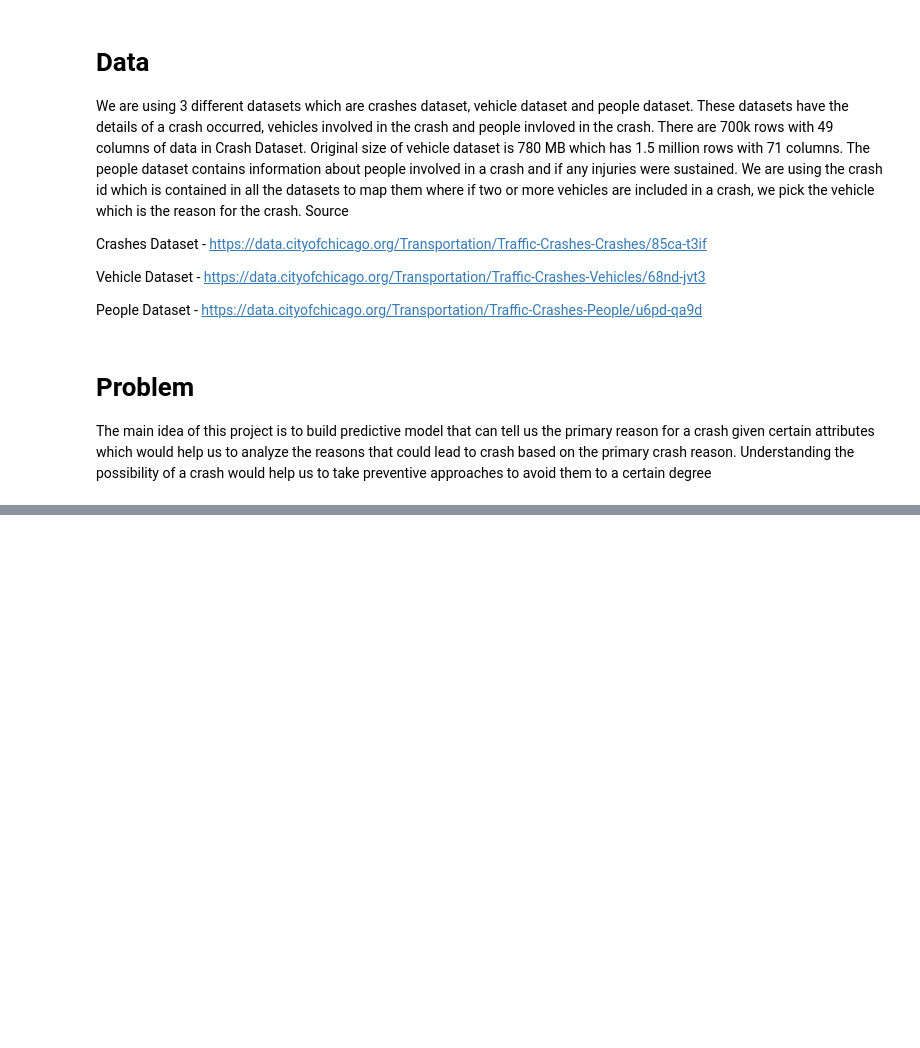
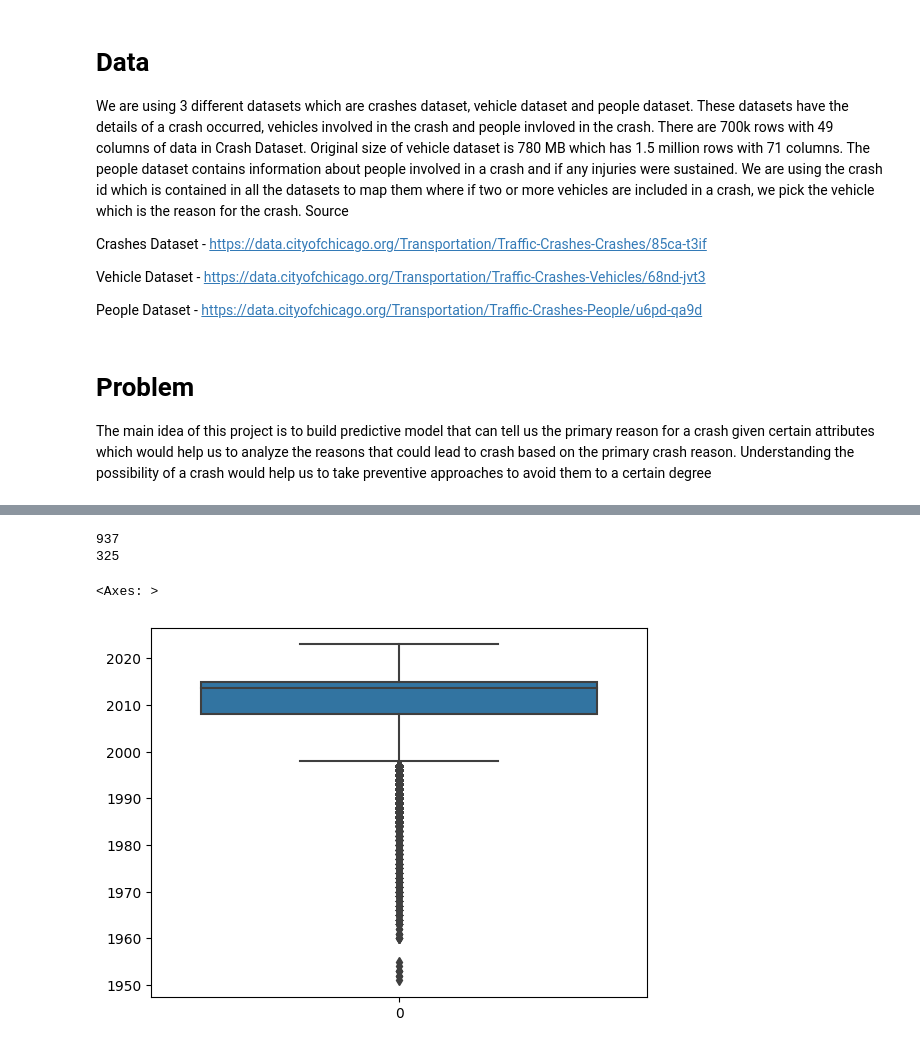
Before and after one commit to CS418/group-project-seven, a Jupyter notebook: team_seven_CS_418.ipynb, the cells around one changed output, grey strips where cells are left out. Drawn from its saved outputs; the diff is of its cells as text; code cells hidden in the pictures; blank space fills up the shorter version.

```diff
--- a/team_seven_CS_418.ipynb
+++ b/team_seven_CS_418.ipynb
@@ -28,0 +139,13 @@ The main idea of this project is to build predictive model that can tell us the
+# %%
+ind = v_data[(v_data['VEHICLE_YEAR'] > 2023)].index.tolist()
+print(len(ind))
+v_data.drop(ind, inplace = True)
+ind = v_data[(v_data['VEHICLE_YEAR'] < 1950)].index.tolist()
+print(len(ind))
+v_data.drop(ind, inplace = True)
+sns.boxplot(v_data['VEHICLE_YEAR'])
+# %% [output]
+937
+325
+<Axes: >
+[figure, added]
```
Also changed, not shown: parts of 14 cells of this notebook.
